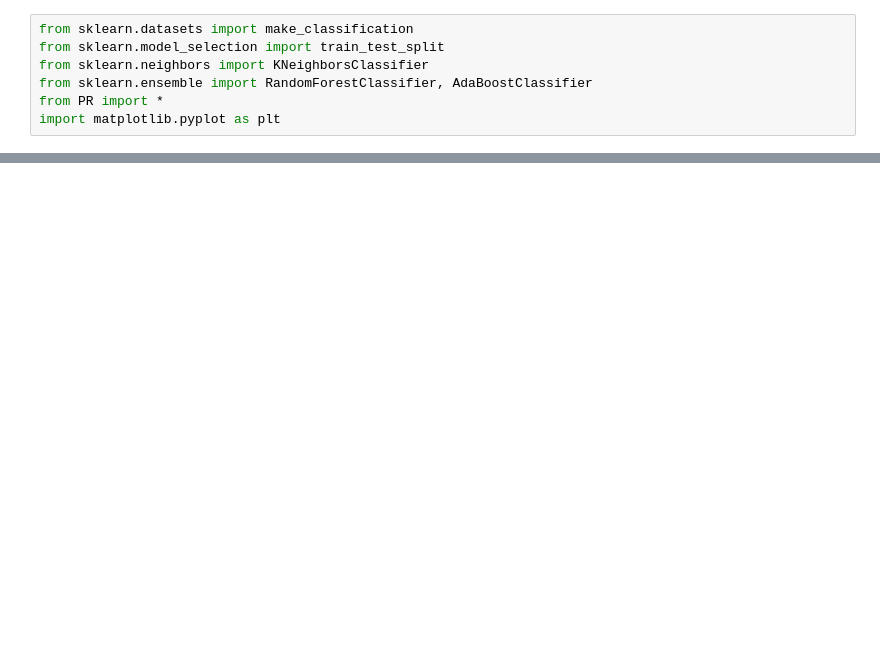
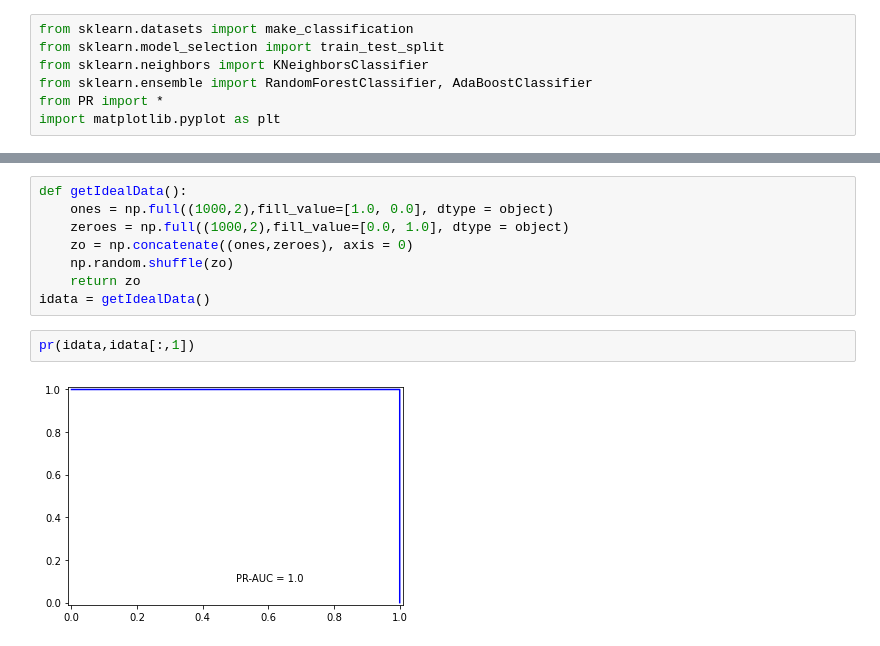
Before and after one commit to naviak/MLTasks, a Jupyter notebook: Task0/PR-ROCwithoutLibs.ipynb, the cells around one changed output, grey strips where cells are left out. Saved outputs shown, nothing was run; the diff lists cells and outputs as text; blank space fills up the shorter version.

```diff
--- a/Task0/PR-ROCwithoutLibs.ipynb
+++ b/Task0/PR-ROCwithoutLibs.ipynb
@@ -27,0 +45,12 @@ SyntaxError: unexpected EOF while parsing (<ipython-input-17-3893ca768de4>, line
+# %%
+def getIdealData():
+    ones = np.full((1000,2),fill_value=[1.0, 0.0], dtype = object)
+    zeroes = np.full((1000,2),fill_value=[0.0, 1.0], dtype = object)
+    zo = np.concatenate((ones,zeroes), axis = 0)
+    np.random.shuffle(zo)
+    return zo
+idata = getIdealData()
+# %%
+pr(idata,idata[:,1])
+# %% [output]
+[figure, added]
```
Also changed, not shown: parts of 8 cells of this notebook, 1 other file.
